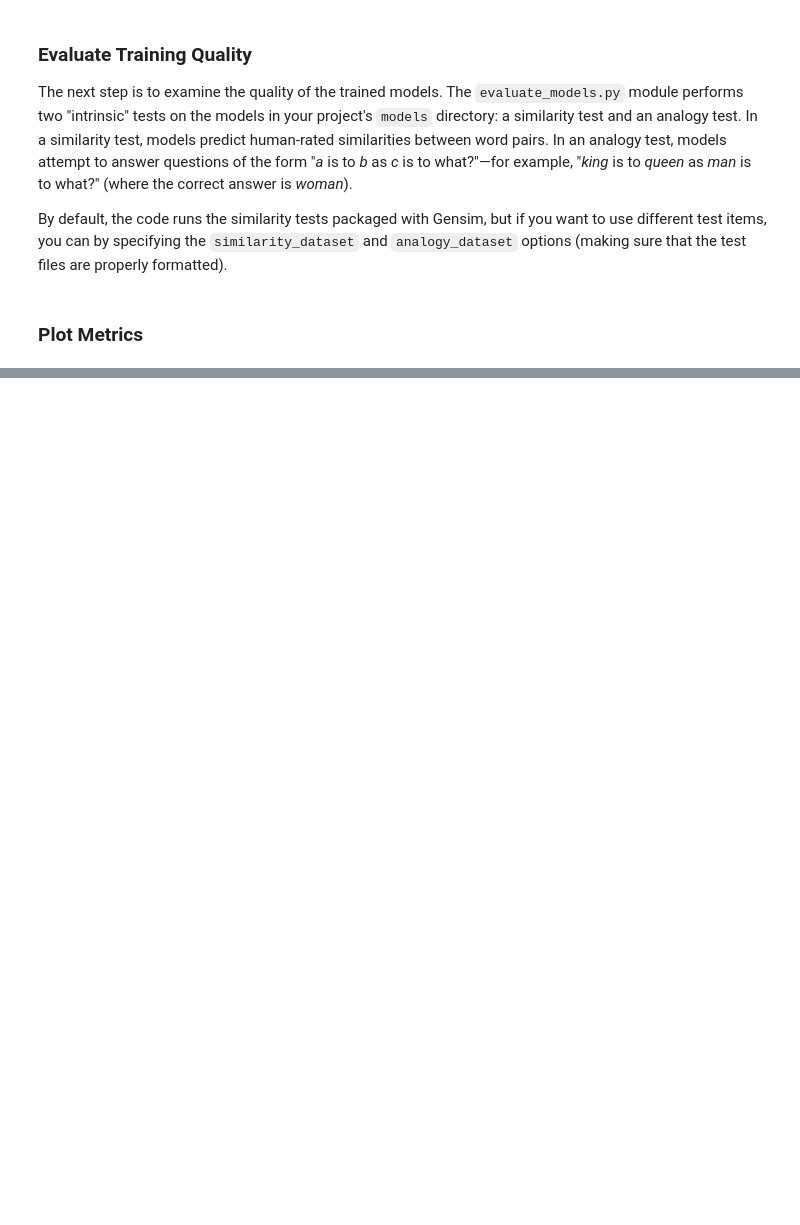
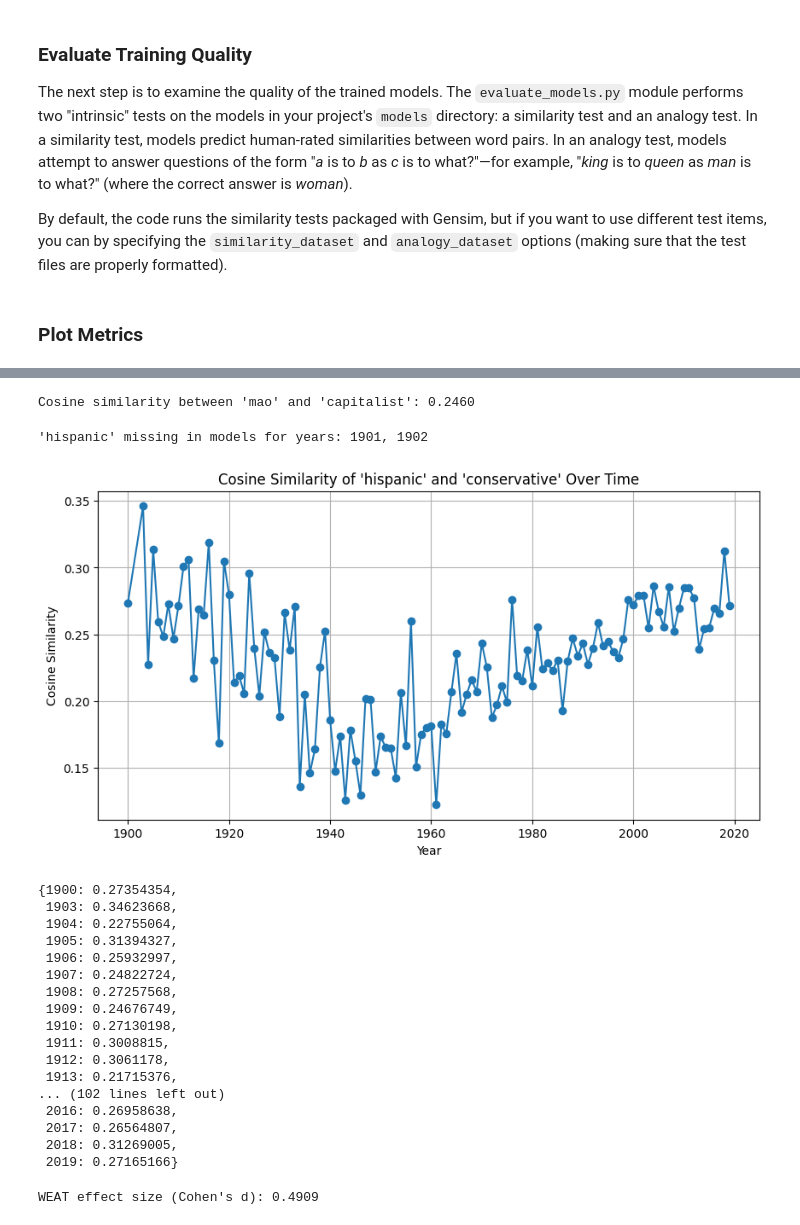
Before and after one commit to eric-d-knowles/hist_w2v, a Jupyter notebook: notebooks/workflow_train_models.ipynb, the cells around one changed output, grey strips where cells are left out. Saved outputs shown, nothing was run; the diff lists cells and outputs as text; code cells hidden in the pictures; blank space fills up the shorter version.

```diff
--- a/notebooks/workflow_train_models.ipynb
+++ b/notebooks/workflow_train_models.ipynb
@@ -76,0 +127,54 @@ plot_metrics(
+# %%
+model = W2VModel("/vast/edk202/NLP_corpora/Google_Books/20200217/eng/5gram_files/6corpus/yearly_files/models/norm_and_align/w2v_y2019_wbnone_vs200_w5_mc20_sg1_e10.kv")
+
+word1 = "mao"
+word2 = "capitalist"
+
+try:
+    similarity = model.cosine_similarity(word1, word2)
+    print(f"Cosine similarity between '{word1}' and '{word2}': {similarity:.4f}")
+except KeyError as e:
+    print(e)
+# %% [output]
+Cosine similarity between 'mao' and 'capitalist': 0.2460
+# %%
+cosine_similarity_over_years(
+    word1="hispanic",
+    word2="conservative",
+    start_year=1900,
+    end_year=2019,
+    model_dir="/vast/edk202/NLP_corpora/Google_Books/20200217/eng/5gram_files/6corpus/yearly_files/models/norm_and_align/",
+    plot=True
+)
+# %% [output]
+'hispanic' missing in models for years: 1901, 1902
+[figure, added]
+{1900: 0.27354354,
+ 1903: 0.34623668,
+ 1904: 0.22755064,
+ 1905: 0.31394327,
+ 1906: 0.25932997,
+ 1907: 0.24822724,
+ 1908: 0.27257568,
+ 1909: 0.24676749,
+ 1910: 0.27130198,
+ 1911: 0.3008815,
+ 1912: 0.3061178,
+ 1913: 0.21715376,
+... (102 lines left out)
+ 2016: 0.26958638,
+ 2017: 0.26564807,
+ 2018: 0.31269005,
+ 2019: 0.27165166}
+# %%
+model = W2VModel("/vast/edk202/NLP_corpora/Google_Books/20200217/eng/5gram_files/6corpus/yearly_files/models/norm_and_align/w2v_y2019_wbnone_vs200_w5_mc20_sg1_e10.kv")
+
+category1 = ["science", "technology", "chemistry"]
+category2 = ["art", "literature", "poetry", "painting"]
+target1 = ["man", "male", "boy", "father", "brother"]
+target2 = ["woman", "female", "girl", "mother", "sister"]
+
+weat_score = model.compute_weat(category1, category2, target1, target2)
+print(f"WEAT effect size (Cohen's d): {weat_score:.4f}")
+# %% [output]
+WEAT effect size (Cohen's d): 0.4909
```
Also changed, not shown: parts of 8 cells of this notebook, 21 other files.
